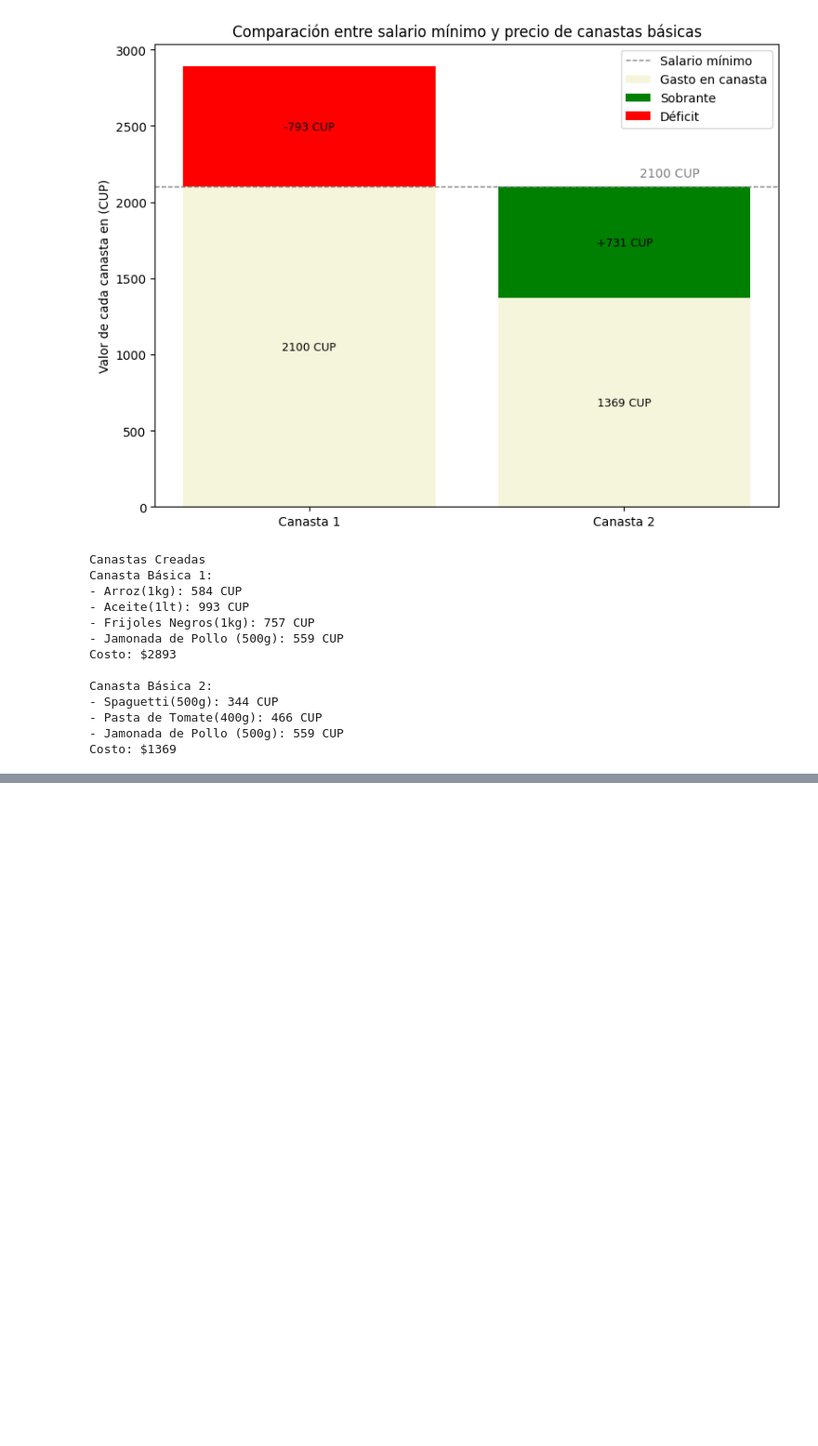
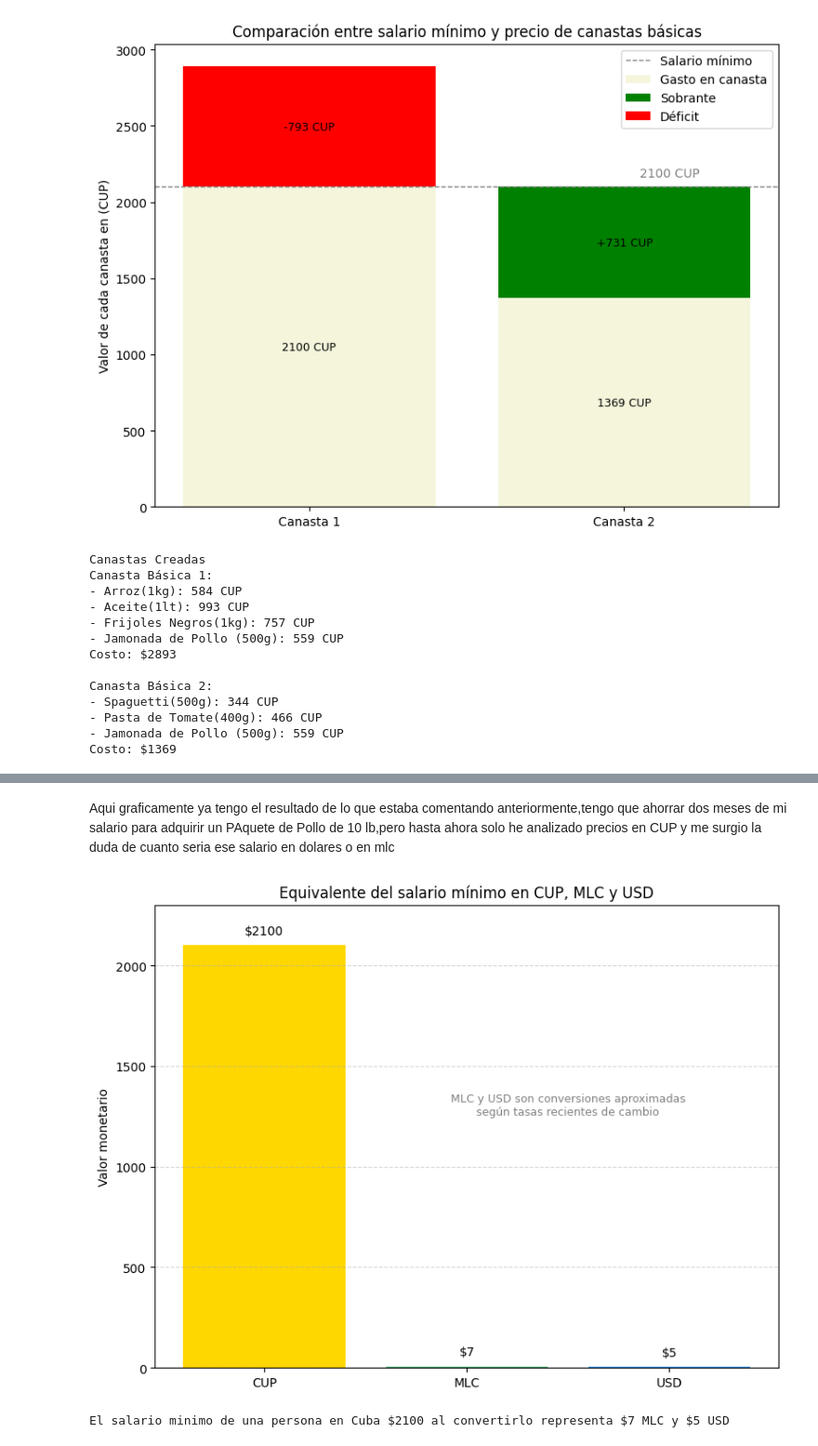
Before and after one commit to WilliamTMC/Proyecto45, a Jupyter notebook: analizando varios productos.ipynb, the cells around one changed output, grey strips where cells are left out. Shown at 93% size. Cells and saved outputs as stored; diff of their text form; code cells hidden in the pictures; blank space fills up the shorter version.

```diff
--- a/analizando varios productos.ipynb
+++ b/analizando varios productos.ipynb
@@ -579,0 +658,43 @@ Costo: $1369
+# %% [markdown]
+Aqui graficamente ya tengo el resultado de lo que estaba comentando anteriormente,tengo que ahorrar dos meses de mi salario para adquirir un PAquete de Pollo de 10 lb,pero hasta ahora solo he analizado precios en CUP y me surgio la duda de cuanto seria ese salario en dolares o en mlc
+# %%
+import matplotlib.pyplot as plt
+from Funciones.biblioteca import convertir_mlc_usd
+mlc_ordenado#precios que ha tomado el mlc a lo largo del tiempo
+usd_ordenado#precios que ha tomado el usd a lo largo del tiempo
+salario#salario minimo de una persona
+#Creo dos variables para almacenar cuanto representa el salario en USD y en MLC
+salario_usd = convertir_mlc_usd(salario,usd_ordenado[-1])
+salario_mlc = convertir_mlc_usd(salario,mlc_ordenado[-1])
+
+# Preparar datos
+monedas = ['CUP', 'MLC', 'USD']
+valores = [salario, salario_mlc, salario_usd]
+colores = ['gold', 'mediumseagreen', 'dodgerblue']
+
+# Crear gráfico
+plt.figure(figsize=(8,6))
+barras = plt.bar(monedas, valores, color=colores)
+
+# Etiquetas encima de cada barra
+for i, valor in enumerate(valores):
+    plt.text(i, valor + salario * 0.02, f"${valor}", ha='center', va='bottom', fontsize=10)
+
+# Personalización
+plt.title("Equivalente del salario mínimo en CUP, MLC y USD")
+plt.ylabel("Valor monetario")
+plt.ylim(0, salario + 200)
+plt.grid(axis='y', linestyle='--', alpha=0.5)
+
+# Anotación
+plt.text(1.5, salario * 0.6,
+         "MLC y USD son conversiones aproximadas\nsegún tasas recientes de cambio",
+         ha='center', fontsize=9, color='gray')
+
+plt.tight_layout()
+plt.show()
+
+print(f"El salario minimo de una persona en Cuba ${salario} al convertirlo representa ${salario_mlc} MLC y ${salario_usd} USD")
+# %% [output]
+[figure, added]
+El salario minimo de una persona en Cuba $2100 al convertirlo representa $7 MLC y $5 USD
```
Also changed, not shown: parts of 8 cells of this notebook, 1 other file.
